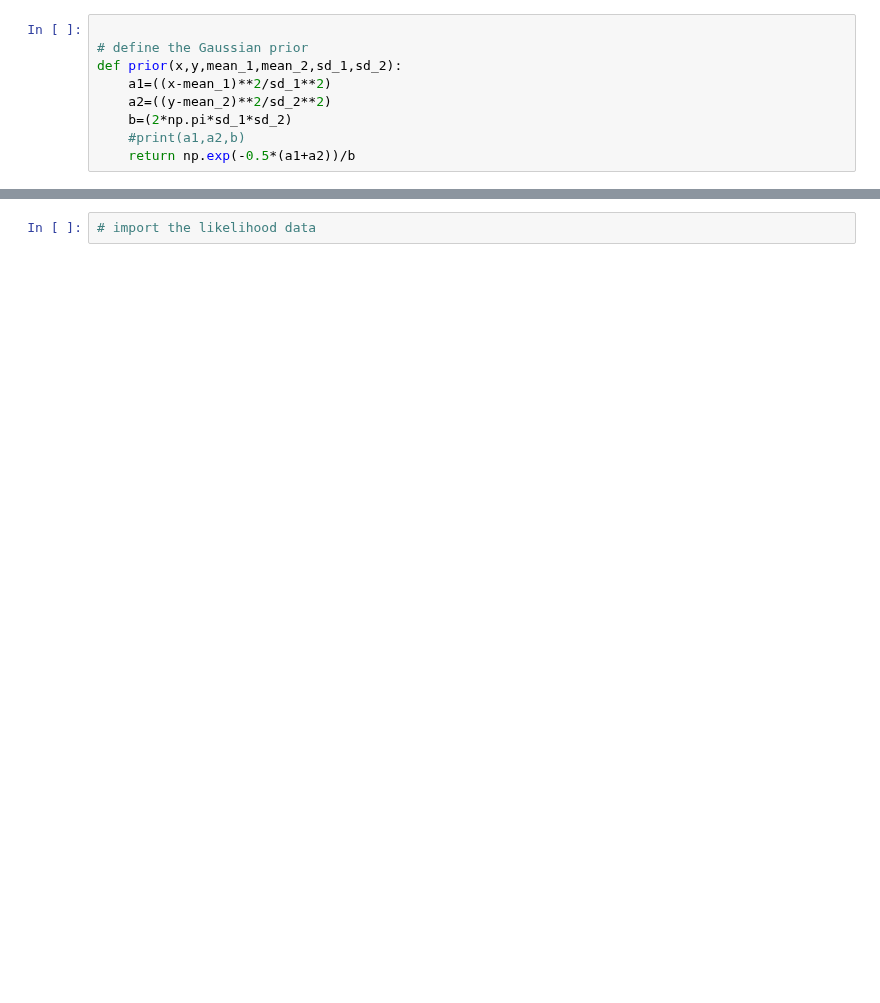
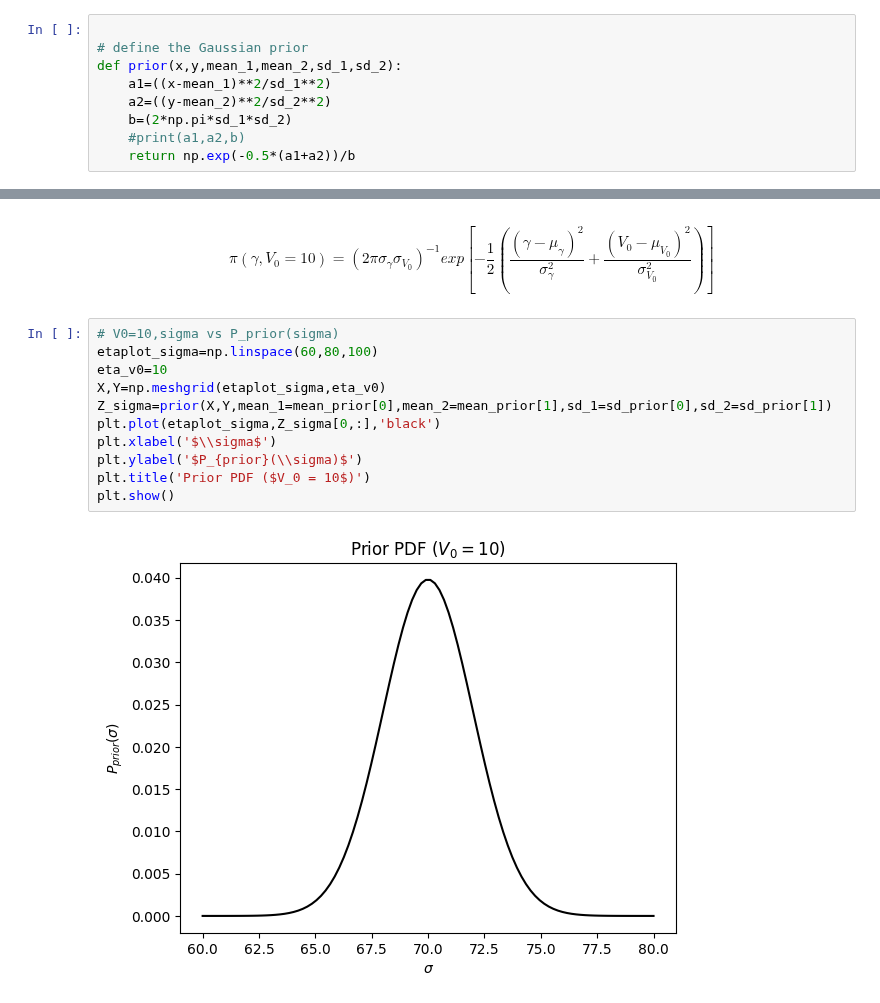
Before and after one commit to Lomolanisgo/Bayesian_PendantDrop_Tensiometry, a Jupyter notebook: pendantdrop_BI.ipynb, the cells around one changed output, grey strips where cells are left out. Cells and saved outputs as stored; diff of their text form; blank space fills up the shorter version.

```diff
--- a/pendantdrop_BI.ipynb
+++ b/pendantdrop_BI.ipynb
@@ -69,2 +80,15 @@ plt.show(block=False)
-# %%
-# import the likelihood data
+# %% [markdown]
+$$\pi(\gamma,V_0=10)=(2\pi \sigma _{\gamma} \sigma _{V_0})^{-1} exp [-\frac{1}{2}(\frac{(\gamma-\mu _{\gamma})^2}{\sigma _{\gamma} ^2}+\frac{(V_0-\mu _{V_0})^2}{\sigma _{V_0} ^2})]$$
+# %%
+# V0=10,sigma vs P_prior(sigma)
+etaplot_sigma=np.linspace(60,80,100)
+eta_v0=10
+X,Y=np.meshgrid(etaplot_sigma,eta_v0)
+Z_sigma=prior(X,Y,mean_1=mean_prior[0],mean_2=mean_prior[1],sd_1=sd_prior[0],sd_2=sd_prior[1])
+plt.plot(etaplot_sigma,Z_sigma[0,:],'black')
+plt.xlabel('$\\sigma$')
+plt.ylabel('$P_{prior}(\\sigma)$')
+plt.title('Prior PDF ($V_0 = 10$)')
+plt.show()
+# %% [output]
+[figure, added]
```
Also changed, not shown: parts of 27 cells of this notebook.
